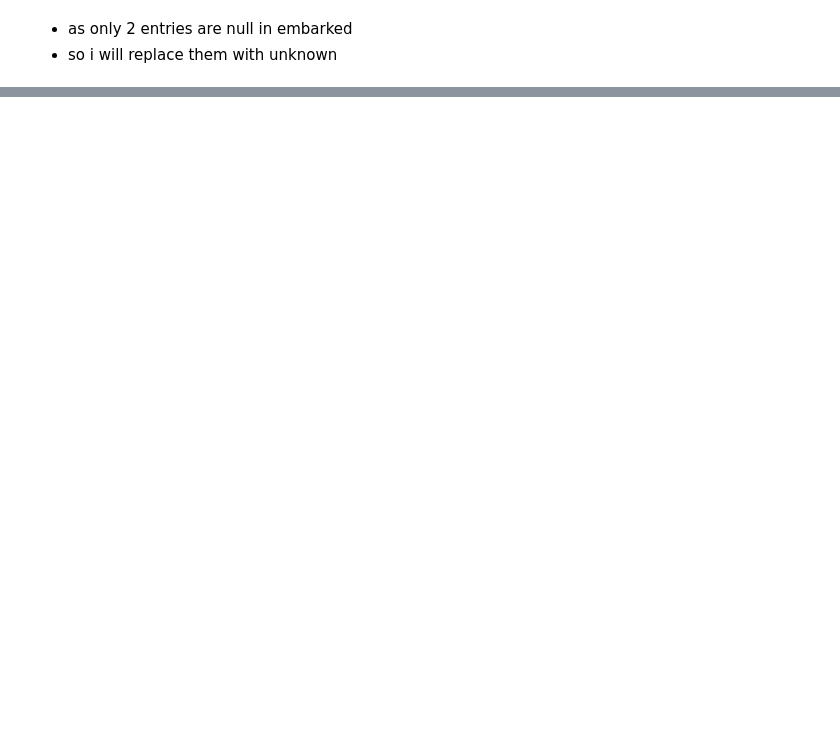
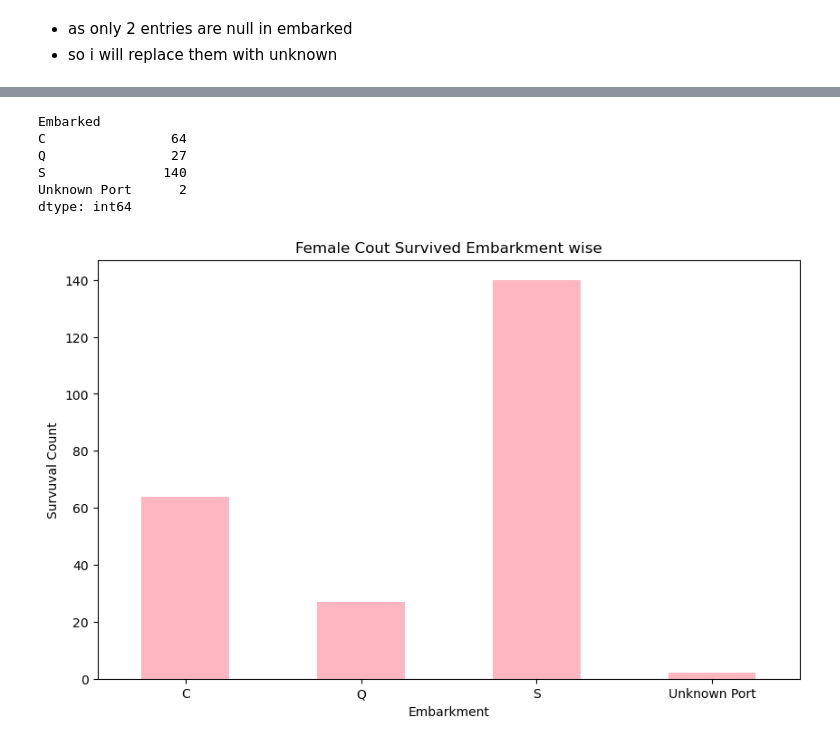
Before and after one commit to ahmadkamrans/titanic-dataset-analysis, a Jupyter notebook: dataAnalysis.ipynb, the cells around one changed output, grey strips where cells are left out. Drawn from its saved outputs; the diff is of its cells as text; code cells hidden in the pictures; blank space fills up the shorter version.

Commit message:
Male/Female to Embarkment Analysis

```diff
--- a/dataAnalysis.ipynb
+++ b/dataAnalysis.ipynb
@@ -527,0 +686,3 @@ df[df['Embarked'] == 'Unknown Port']
+# %%
+female_survived = df[(df['Sex'] == 'female') & (df['Survived'] == 1)]
+female_survived
@@ -527,0 +703,20 @@ df[df['Embarked'] == 'Unknown Port']
+# %%
+female_survived_embarked= female_survived.groupby('Embarked').size()
+female_survived_embarked
+# %% [output]
+Embarked
+C                64
+Q                27
+S               140
+Unknown Port      2
+dtype: int64
+# %%
+plt.figure(figsize=(10,6))
+female_survived_embarked.plot(kind='bar', color='lightpink')
+plt.title('Female Cout Survived Embarkment wise')
+plt.xlabel('Embarkment')
+plt.ylabel('Survuval Count')
+plt.xticks(rotation=0)
+plt.show()
+# %% [output]
+[figure, added]
```
Also changed, not shown: parts of 27 cells of this notebook.
